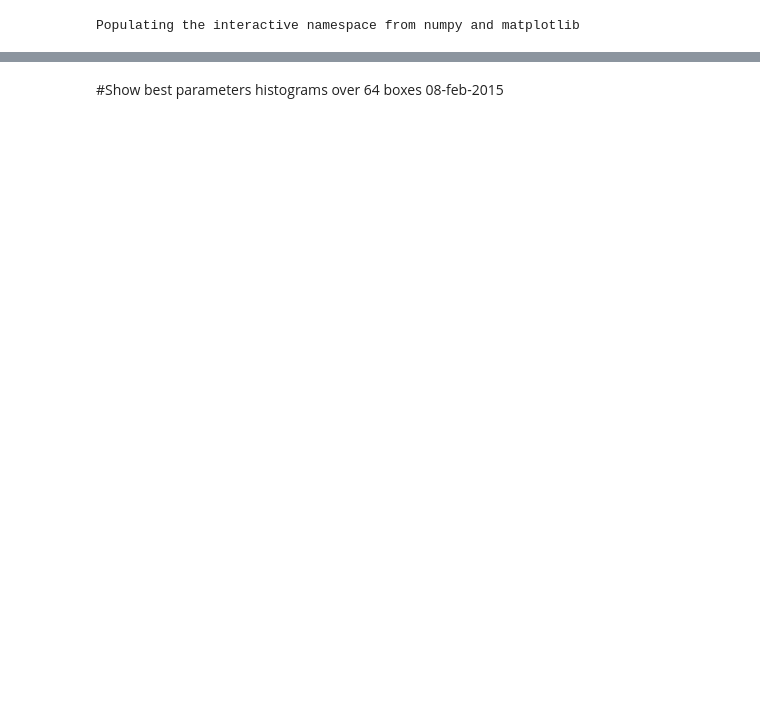
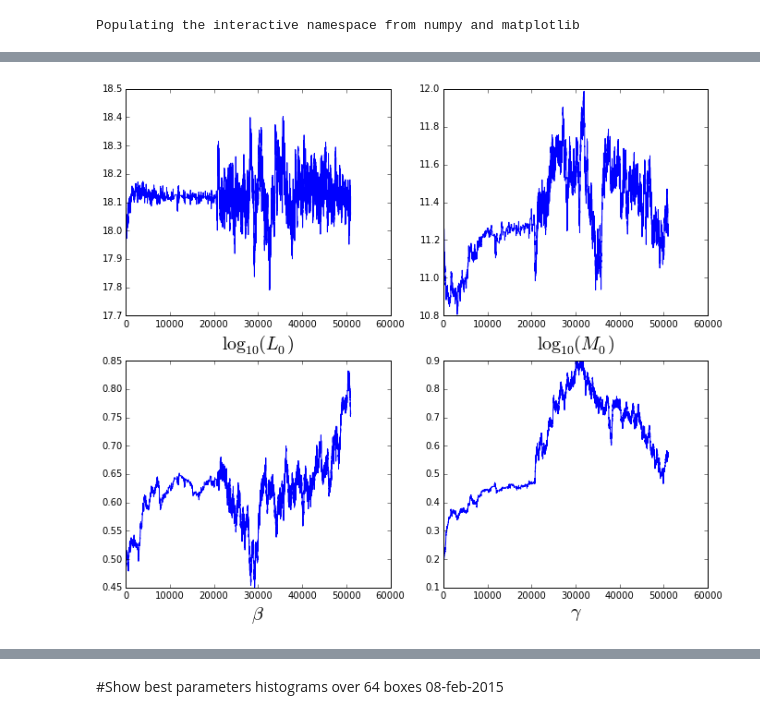
Before and after one commit to flgomezc/sfr-dmhm, a Jupyter notebook: program/best_parameters.ipynb, the cells around one changed output, grey strips where cells are left out. Drawn from its saved outputs; the diff is of its cells as text; code cells hidden in the pictures; blank space fills up the shorter version.

Commit message:
Runing with 50.000 MCMC steps

```diff
--- a/program/best_parameters.ipynb
+++ b/program/best_parameters.ipynb
@@ -9,4 +9,96 @@ from functions import *
 Populating the interactive namespace from numpy and matplotlib
 # %%
 ##################  Name of the Observed Dataset
-name = "OD4"
+name = ""
+# %%
+# This cell operates over one specific box.
+BoxNum=0
+# Open the raw data from Markov Chain-MoteCarlo
+# L_0 	 M_0 	 beta 	 gamma 	 chi_sqr 	 Number of Bins
+if (Dust_Ext == 1): MCMC_raw = np.loadtxt('results_w_ext_'+name+'/'+str(BoxNum)+'.dat',usecols=(0,1,2,3,4,5),skiprows=0);
+else:
+    MCMC_raw = np.loadtxt('results_wo_ext_'+name+'/'+str(BoxNum)+'.dat',usecols=(0,1,2,3,4,5),skiprows=0);
+BoxLength = 250.0 # Mpc h^{-1}
+
+LABELS = ["$\log_{10}(L_0)$", "$\log_{10}(M_0)$", r"$\beta$", r"$\gamma$"]
+
+
+index = where( MCMC_raw[:,4] == MCMC_raw[:,4].min() )[0]
+L_min     = MCMC_raw[index,0][0]
+M_min     = MCMC_raw[index,1][0]
+beta_min  = MCMC_raw[index,2][0]
+gamma_min = MCMC_raw[index,3][0]
+chi_sqr_min= MCMC_raw[index,4][0]
+bins      = MCMC_raw[index,5][0]
+
+
+print L_min, M_min, beta_min ,gamma_min, chi_sqr_min, bins, "Index min= ", index
+
+histo_0 = histogram(MCMC_raw[:,0], bins=30)
+histo_1 = histogram(MCMC_raw[:,1], bins=30)
+histo_2 = histogram(MCMC_raw[:,2], bins=30)
+histo_3 = histogram(MCMC_raw[:,3], bins=30)
+
+Lm = where( histo_0[0]==histo_0[0].max())[0][0]
+Mm = where( histo_1[0]==histo_1[0].max())[0][0]
+Bm = where( histo_2[0]==histo_2[0].max())[0][0]
+Gm = where( histo_3[0]==histo_3[0].max())[0][0]
+
+#Centro de la caja
+LM = (histo_0[1][Lm]+ histo_0[1][Lm+1])/2.0
+MM = (histo_1[1][Mm]+ histo_1[1][Mm+1])/2.0
+BM = (histo_2[1][Bm]+ histo_2[1][Bm+1])/2.0
+GM = (histo_3[1][Gm]+ histo_3[1][Gm+1])/2.0
+
+print LM, MM, BM, GM
+MINS = [LM, MM, BM, GM]
+
+
+############## MCMC walking steps plots ########################
+#               y axis = Parameters
+#               x axis = MCMC step
+fig = figure(figsize=(10, 5))
+fig.subplots_adjust(hspace=0.20, wspace=0.2,top=1.5, right=1.0, bottom=0.0)
+ax1=fig.add_subplot(221); ax2=fig.add_subplot(222); ax3=fig.add_subplot(223); ax4=fig.add_subplot(224);
+ax = [ax1,ax2,ax3,ax4]
+for k in range(4):
+    ax[k].plot(MCMC_raw[:,k])
+    ax[k].set_xlabel(LABELS[k], fontsize=20)
+################################### end of MCMC walking steps
+
+############## Scattering plots ########################
+#               y axis = chi2
+#               x axis = Parameters
+fig = figure(figsize=(10, 5))
+fig.subplots_adjust(hspace=0.20, wspace=0.0,top=1.5, right=1.0, bottom=0.0)
+ax1=fig.add_subplot(221); ax2=fig.add_subplot(222); ax3=fig.add_subplot(223); ax4=fig.add_subplot(224);
+ax = [ax1,ax2,ax3,ax4]
+for k in range(4):
+    ax[k].scatter(MCMC_raw[:,k], MCMC_raw[:,4], s=0.01)
+    ax[k].set_xlabel(LABELS[k], fontsize=20)
+    ax[k].set_yscale('log')
+
+ax1.set_ylabel(" $\chi^2$ ",fontsize=20)
+ax2.yaxis.set_major_formatter(plt.NullFormatter())
+ax3.set_ylabel(" $\chi^2$ ",fontsize=20)
+ax4.yaxis.set_major_formatter(plt.NullFormatter())
+####################### end of scattering plots ########
+
+
+################## Histograms #############################
+#               y axis = freq
+#               x axis = Parameters
+fig = figure(figsize=(10, 5))
+fig.subplots_adjust(hspace=0.20, wspace=0.15,top=1.5, right=1.0, bottom=0.0)
+ax1=fig.add_subplot(221); ax2=fig.add_subplot(222); ax3=fig.add_subplot(223); ax4=fig.add_subplot(224)
+ax = [ax1,ax2,ax3,ax4]
+for k in range(4):
+    ax[k].hist(MCMC_raw[:,k], bins=30)
+    ax[k].axvline(x=MINS[k], color='red')
+    ax[k].set_xlabel(LABELS[k], fontsize=20)
+fig = figure(figsize(10,5))
+plot(MCMC_raw[:,4])
+#savefig('11000 MCMC steps.pdf')
+yscale('log')
+####################### end of histogram plots ########
+# %% [output]
@@ -12,0 +107 @@ name = "OD4"
+[figure, added]
```
Also changed, not shown: parts of 5 cells of this notebook.
